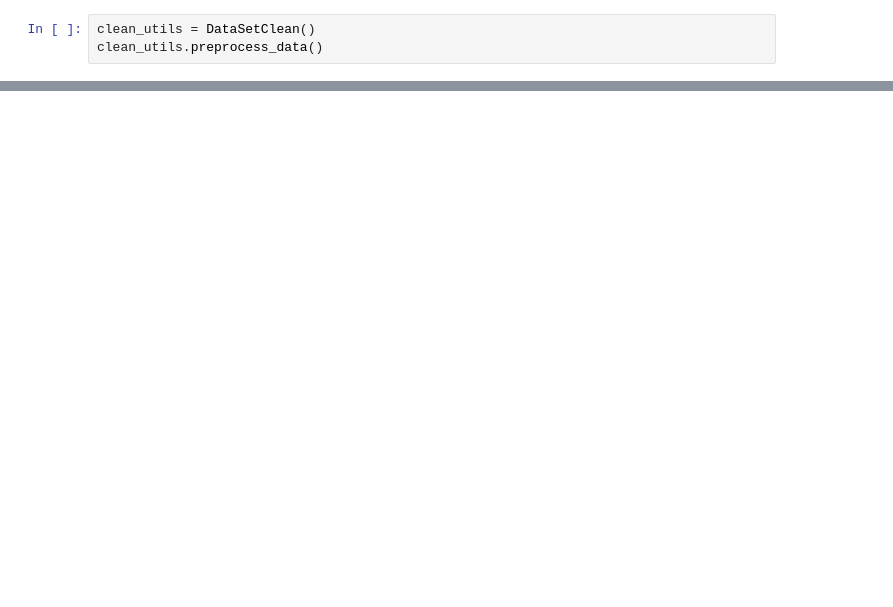
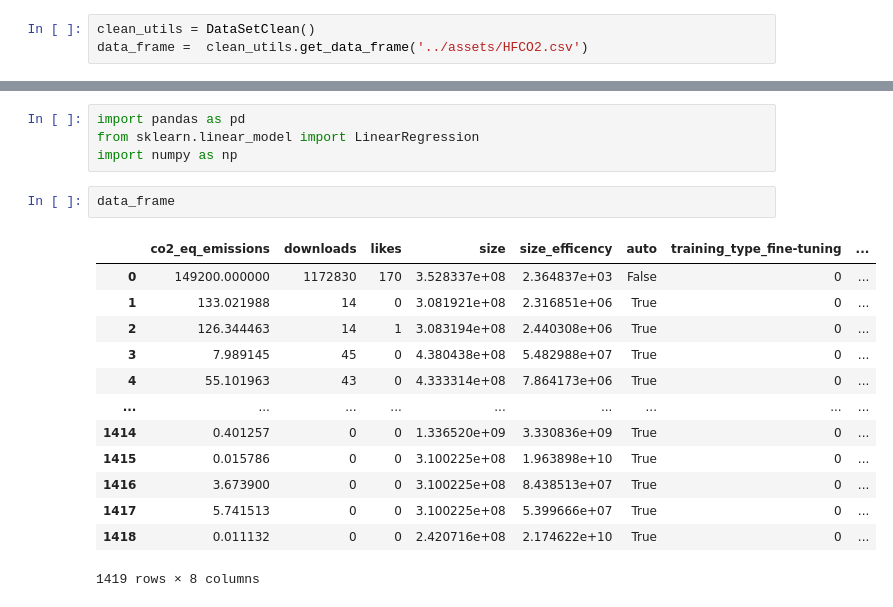
Before and after one commit to jufegare000/hugging-face-co2-multivariate-analysis, a Jupyter notebook: notebooks/1_2_data_cleaning.ipynb, the cells around one changed output, grey strips where cells are left out. Drawn from its saved outputs; the diff is of its cells as text; blank space fills up the shorter version.

```diff
--- a/notebooks/1_2_data_cleaning.ipynb
+++ b/notebooks/1_2_data_cleaning.ipynb
@@ -11,5 +12,5 @@ sys.path.insert(0, src_dir)
 from clean.dataset_clean import DataSetClean
 # %%
 clean_utils = DataSetClean()
-clean_utils.preprocess_data()
+data_frame =  clean_utils.get_data_frame('../assets/HFCO2.csv')
 # %% [output]
@@ -44,0 +76,20 @@ Name: count, dtype: int64
+# %%
+import pandas as pd
+from sklearn.linear_model import LinearRegression
+import numpy as np
+# %%
+data_frame
+# %% [output]
+|  | co2_eq_emissions | downloads | likes | size | size_efficency | auto | training_type_fine-tuning | ... |
+| 0 | 149200.000000 | 1172830 | 170 | 3.528337e+08 | 2.364837e+03 | False | 0 | ... |
+| 1 | 133.021988 | 14 | 0 | 3.081921e+08 | 2.316851e+06 | True | 0 | ... |
+| 2 | 126.344463 | 14 | 1 | 3.083194e+08 | 2.440308e+06 | True | 0 | ... |
+| 3 | 7.989145 | 45 | 0 | 4.380438e+08 | 5.482988e+07 | True | 0 | ... |
+| 4 | 55.101963 | 43 | 0 | 4.333314e+08 | 7.864173e+06 | True | 0 | ... |
+| ... | ... | ... | ... | ... | ... | ... | ... | ... |
+| 1414 | 0.401257 | 0 | 0 | 1.336520e+09 | 3.330836e+09 | True | 0 | ... |
+| 1415 | 0.015786 | 0 | 0 | 3.100225e+08 | 1.963898e+10 | True | 0 | ... |
+| 1416 | 3.673900 | 0 | 0 | 3.100225e+08 | 8.438513e+07 | True | 0 | ... |
+| 1417 | 5.741513 | 0 | 0 | 3.100225e+08 | 5.399666e+07 | True | 0 | ... |
+| 1418 | 0.011132 | 0 | 0 | 2.420716e+08 | 2.174622e+10 | True | 0 | ... |
+1419 rows × 8 columns
```
Also changed, not shown: parts of 16 cells of this notebook, 4 other files.
